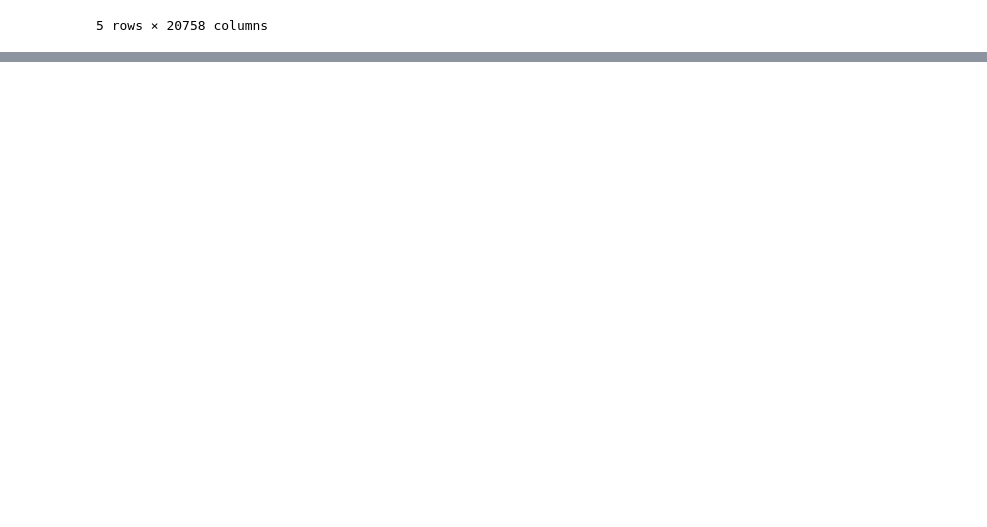
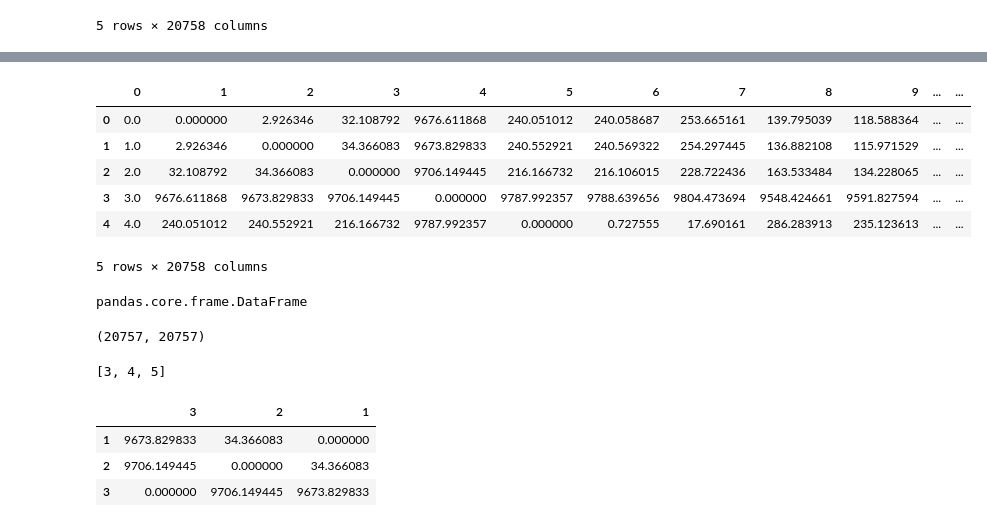
Before and after one commit to NicoArmas/gdl_air_quality, a Jupyter notebook: code/experiments.ipynb, the cells around one changed output, grey strips where cells are left out. Drawn from its saved outputs; the diff is of its cells as text; code cells hidden in the pictures; blank space fills up the shorter version.

```diff
--- a/code/experiments.ipynb
+++ b/code/experiments.ipynb
@@ -38,0 +146,3 @@ dist_mat.head()
+# %%
+a = np.load('..\data\dist_mat.npy', allow_pickle=True)
+a
@@ -38,0 +163,32 @@ dist_mat.head()
+# %%
+dist_mat = pd.DataFrame(a)
+dist_mat.head()
+# %% [output]
+|  | 0 | 1 | 2 | 3 | 4 | 5 | 6 | 7 | 8 | 9 | ... | ... |
+| 0 | 0.0 | 0.000000 | 2.926346 | 32.108792 | 9676.611868 | 240.051012 | 240.058687 | 253.665161 | 139.795039 | 118.588364 | ... | ... |
+| 1 | 1.0 | 2.926346 | 0.000000 | 34.366083 | 9673.829833 | 240.552921 | 240.569322 | 254.297445 | 136.882108 | 115.971529 | ... | ... |
+| 2 | 2.0 | 32.108792 | 34.366083 | 0.000000 | 9706.149445 | 216.166732 | 216.106015 | 228.722436 | 163.533484 | 134.228065 | ... | ... |
+| 3 | 3.0 | 9676.611868 | 9673.829833 | 9706.149445 | 0.000000 | 9787.992357 | 9788.639656 | 9804.473694 | 9548.424661 | 9591.827594 | ... | ... |
+| 4 | 4.0 | 240.051012 | 240.552921 | 216.166732 | 9787.992357 | 0.000000 | 0.727555 | 17.690161 | 286.283913 | 235.123613 | ... | ... |
+5 rows × 20758 columns
+# %%
+type(dist_mat)
+# %% [output]
+pandas.core.frame.DataFrame
+# %%
+dist_mat.shape
+# %% [output]
+(20757, 20757)
+# %%
+a = [4,5,3]
+a.sort()
+a
+# %% [output]
+[3, 4, 5]
+# %%
+(dist_mat.loc[[3,2,1],[3,2,1]]).sort_index(axis=0)
+# %% [output]
+|  | 3 | 2 | 1 |
+| 1 | 9673.829833 | 34.366083 | 0.000000 |
+| 2 | 9706.149445 | 0.000000 | 34.366083 |
+| 3 | 0.000000 | 9706.149445 | 9673.829833 |
```
Also changed, not shown: parts of 17 cells of this notebook, 4 other files.
